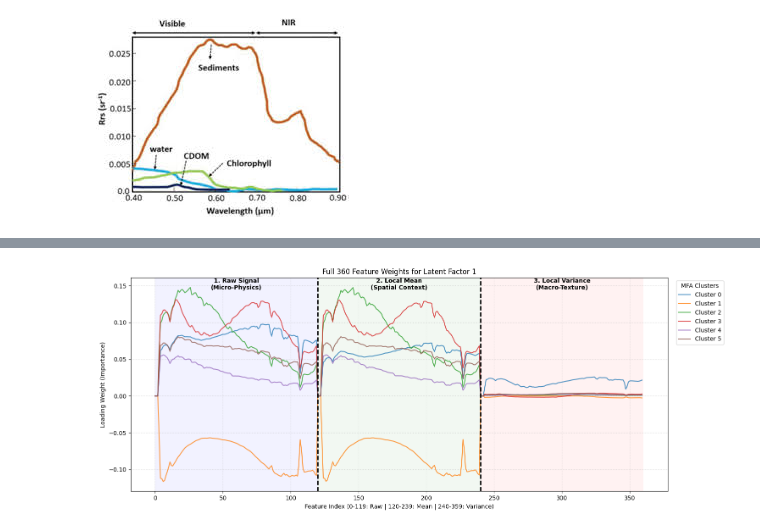
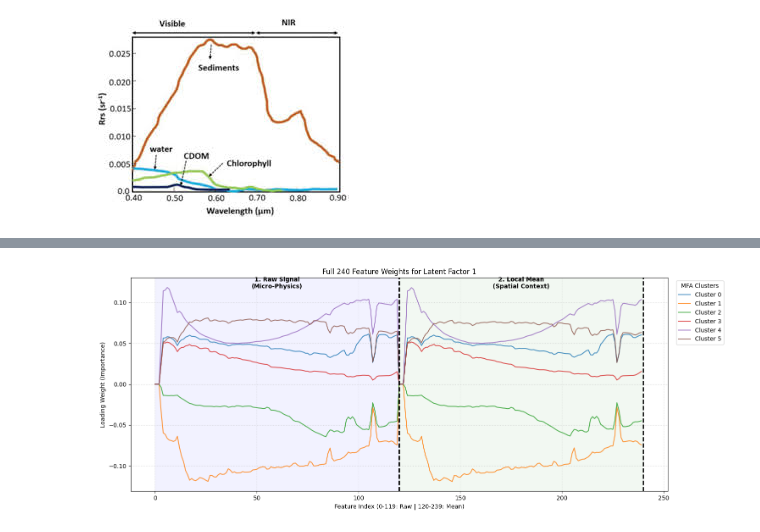
Before and after one commit to TrygveTafjord/MFA_testing, a Jupyter notebook: spatial_model/01_model_testing.ipynb, the cells around one changed output, grey strips where cells are left out. Cells and saved outputs as stored; diff of their text form; code cells hidden in the pictures.

```diff
--- a/spatial_model/01_model_testing.ipynb
+++ b/spatial_model/01_model_testing.ipynb
@@ -26,14 +26,13 @@ Loading the models, this includes the training statistics
 data_product = 'l1b'
 # %%
 # Load PCA
-pca_checkpoint = torch.load(f'../models/pca_benchmark_{data_product}.pt', map_location=device)
+pca_checkpoint = torch.load(f'../models/spatial/pca_benchmark_{data_product}.pt', map_location=device)
 pca_components = pca_checkpoint['components'].to(device)
 pca_mean = pca_checkpoint['mean'].to(device)
 
 # Load MFA
-mfa_checkpoint = torch.load(f'../models/mfa_k6_q2_{data_product}_spatial_info.pt', map_location=device)
+mfa_checkpoint = torch.load(f'../models/spatial/mfa_k6_q2_{data_product}.pt', map_location=device)
 mfa_hyperparams = mfa_checkpoint['hyperparameters']
-
 mfa_model = MFA(
     n_components=mfa_hyperparams['n_components'],
     n_features=mfa_hyperparams['n_features'],
@@ -563,23 +633,2 @@ plt.show()
 # %% [markdown]
 ![image-2.png](attachment:image-2.png)
-# %%
-plt.figure(figsize=(12, 6))
-wavelengths = np.linspace(400, 900, 120) # Approx Hypso visible-NIR wavelengths
-colors = plt.cm.tab10(np.linspace(0, 1, 10))
-
-for k in range(mfa_model.K):
-    signature = mu_physical[k]
-
-    # 10x FIX: Min-Max normalize the curve to focus purely on SHAPE
-    # This removes the "brightness" bias and mimics a reflectance-like scaling
-    norm_signature = (signature - signature.min()) / (signature.max() - signature.min() + 1e-8)
-
-    plt.plot(wavelengths, norm_signature, label=f'Cluster {k}', color=colors[k], linewidth=2)
-
-plt.title("Normalized Spectral Signatures (Focusing on Shape)")
-plt.xlabel("Approx. Wavelength Band Index (or nm)")
-plt.ylabel("Relative Intensity (Normalized per Cluster)")
-plt.legend(title="MFA Clusters")
-plt.grid(True, linestyle='--', alpha=0.6)
-plt.tight_layout()
-plt.show()
@@ -589,9 +636,9 @@ plt.show()
 import matplotlib.pyplot as plt
 import numpy as np
 
-def plot_full_360_loadings(mfa_model, factor_idx=0):
+def plot_full_240_loadings(mfa_model, factor_idx=0):
     """
-    Plots the full 360-dimensional factor loading for a specific latent factor
+    Plots the full 240-dimensional factor loading for a specific latent factor
     across all clusters. Divides the plot to show exactly how much weight is
     given to the Raw Signal, the Mean, and the Variance.
 
@@ -601,42 +648,40 @@ def plot_full_360_loadings(mfa_model, factor_idx=0):
     """
     plt.figure(figsize=(15, 6))
 
-    # X-axis is simply the feature index from 0 to 359
-    x_indices = np.arange(360)
+    # X-axis is simply the feature index from 0 to 239
+    x_indices = np.arange(240)
     colors = plt.cm.tab10(np.linspace(0, 1, max(10, mfa_model.K)))
 
     for k in range(mfa_model.K):
-        # Extract all 360 features for this specific factor
+        # Extract all 240 features for this specific factor
         loading = mfa_model.Lambda[k][:, factor_idx].detach().cpu().numpy()
         plt.plot(x_indices, loading, label=f'Cluster {k}', color=colors[k], linewidth=1.5, alpha=0.8)
 
     # --- Add Visual Separators for the 3 Zones ---
     # Draw vertical lines at the boundaries
     plt.axvline(x=120, color='black', linestyle='--', linewidth=2)
     plt.axvline(x=240, color='black', linestyle='--', linewidth=2)
 
     # Add background shading to make the zones visually distinct
     plt.axvspan(0, 120, facecolor='blue', alpha=0.05)
     plt.axvspan(120, 240, facecolor='green', alpha=0.05)
-    plt.axvspan(240, 360, facecolor='red', alpha=0.05)
 
     # Add text labels centered in each zone
     plt.text(60, plt.ylim()[1]*0.9, '1. Raw Signal\n(Micro-Physics)', horizontalalignment='center', fontweight='bold')
     plt.text(180, plt.ylim()[1]*0.9, '2. Local Mean\n(Spatial Context)', horizontalalignment='center', fontweight='bold')
-    plt.text(300, plt.ylim()[1]*0.9, '3. Local Variance\n(Macro-Texture)', horizontalalignment='center', fontweight='bold')
 
-    plt.title(f"Full 360 Feature Weights for Latent Factor {factor_idx + 1}")
-    plt.xlabel("Feature Index (0-119: Raw | 120-239: Mean | 240-359: Variance)")
+    plt.title(f"Full 240 Feature Weights for Latent Factor {factor_idx + 1}")
+    plt.xlabel("Feature Index (0-119: Raw | 120-239: Mean)")
     plt.ylabel("Loading Weight (Importance)")
 
     # Legend outside the plot
     plt.legend(title="MFA Clusters", bbox_to_anchor=(1.01, 1), loc='upper left')
 
     plt.grid(True, linestyle=':', alpha=0.7)
     plt.tight_layout()
     plt.show()
 
 # Run it!
-plot_full_360_loadings(mfa_model, factor_idx=0)
+plot_full_240_loadings(mfa_model, factor_idx=0)
 # %% [output]
-[figure, old version]
+[figure, new version]
```
Also changed, not shown: parts of 12 cells of this notebook, 29 other files.
